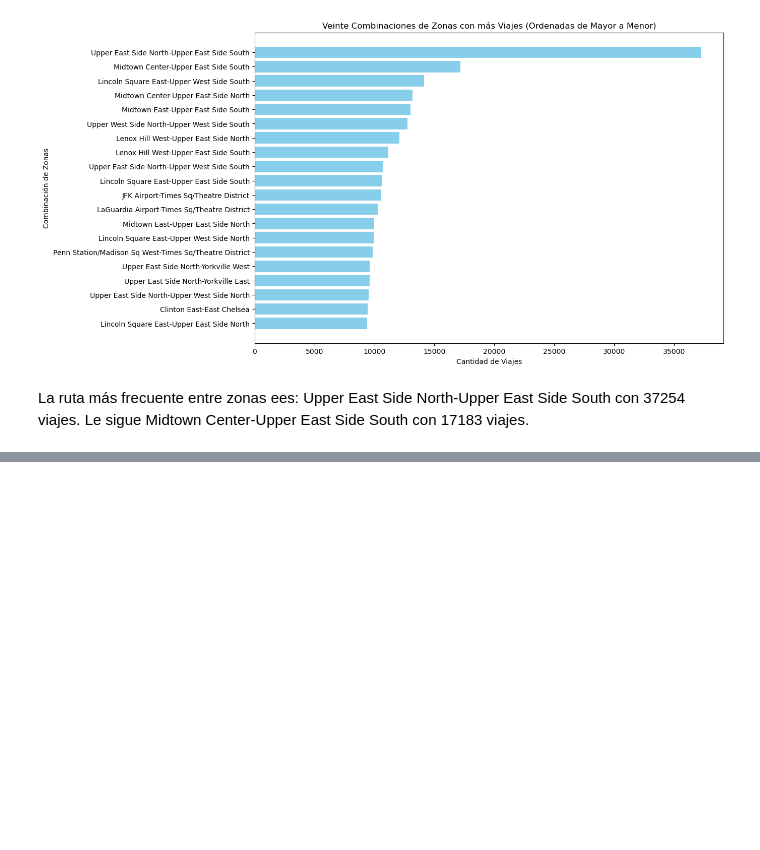
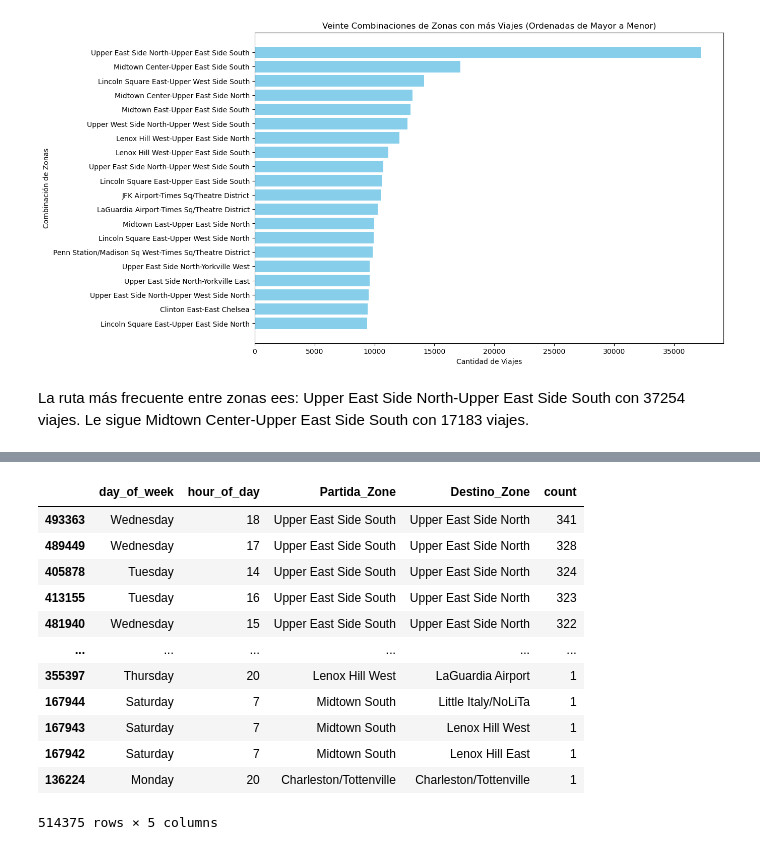
Before and after one commit to rominaEsc/New_York_City_Greenhouse_Gas_Emissions_Analysis, a Jupyter notebook: Metricas.ipynb, the cells around one changed output, grey strips where cells are left out. Saved outputs shown, nothing was run; the diff lists cells and outputs as text; code cells hidden in the pictures; blank space fills up the shorter version.

```diff
--- a/Metricas.ipynb
+++ b/Metricas.ipynb
@@ -416,0 +444,21 @@ Veinte_Inter_Zonas_con_mas_viajes.to_csv('20 Inter Zonas con mas viajes indifere
+# %%
+# Agrupar por día de la semana, hora del día y combinaciones de zonas de viaje
+grouped_data = df_merged.groupby(['day_of_week', 'hour_of_day', 'Partida_Zone', 'Destino_Zone']).size().reset_index(name='count')
+grouped_data = grouped_data.sort_values(by='count', ascending=False)
+
+# Mostrar el resultado
+grouped_data
+# %% [output]
+|  | day_of_week | hour_of_day | Partida_Zone | Destino_Zone | count |
+| 493363 | Wednesday | 18 | Upper East Side South | Upper East Side North | 341 |
+| 489449 | Wednesday | 17 | Upper East Side South | Upper East Side North | 328 |
+| 405878 | Tuesday | 14 | Upper East Side South | Upper East Side North | 324 |
+| 413155 | Tuesday | 16 | Upper East Side South | Upper East Side North | 323 |
+| 481940 | Wednesday | 15 | Upper East Side South | Upper East Side North | 322 |
+| ... | ... | ... | ... | ... | ... |
+| 355397 | Thursday | 20 | Lenox Hill West | LaGuardia Airport | 1 |
+| 167944 | Saturday | 7 | Midtown South | Little Italy/NoLiTa | 1 |
+| 167943 | Saturday | 7 | Midtown South | Lenox Hill West | 1 |
+| 167942 | Saturday | 7 | Midtown South | Lenox Hill East | 1 |
+| 136224 | Monday | 20 | Charleston/Tottenville | Charleston/Tottenville | 1 |
+514375 rows × 5 columns
```
Also changed, not shown: parts of 14 cells of this notebook.
